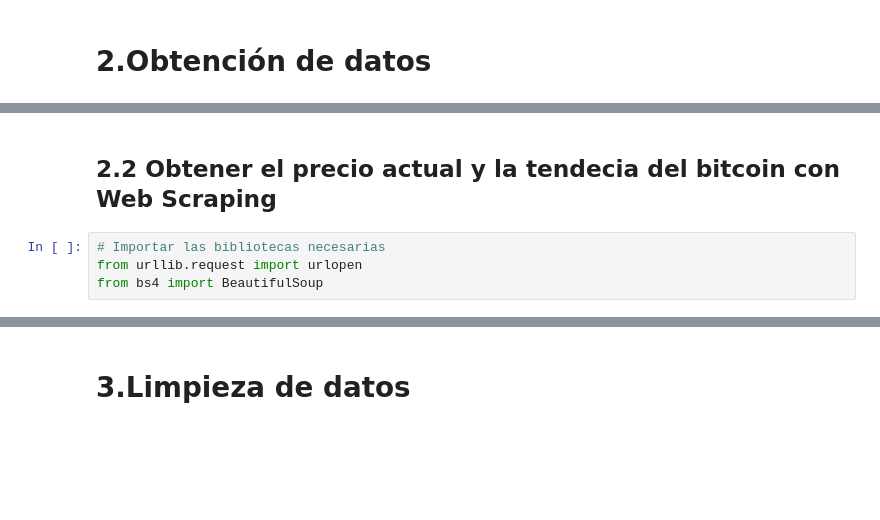
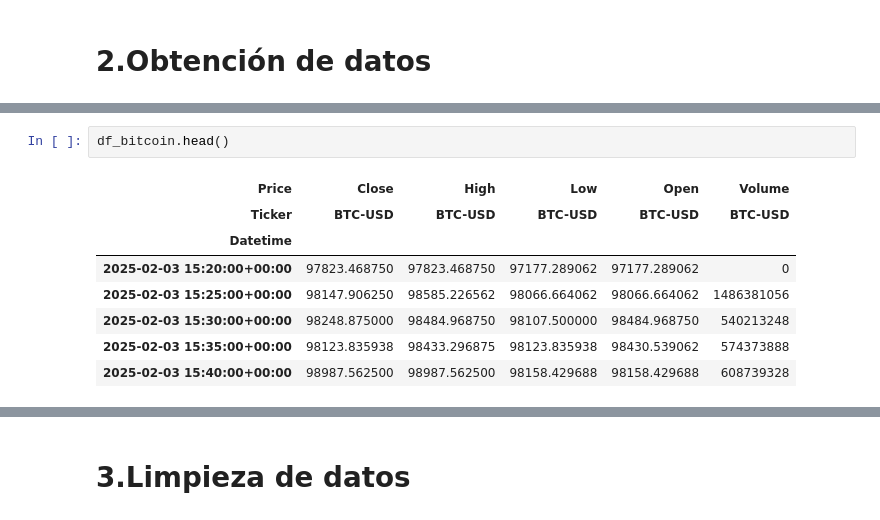
Before and after one commit to JorgeHdzRiv/Desafios_Alura_DS, a Jupyter notebook: RobotTrading/notebooks/Robot_Trading.ipynb, the cells around one changed output, grey strips where cells are left out. Cells and saved outputs as stored; diff of their text form; blank space fills up the shorter version.

Commit message:
Actualizacion BotTrading

```diff
--- a/RobotTrading/notebooks/Robot_Trading.ipynb
+++ b/RobotTrading/notebooks/Robot_Trading.ipynb
@@ -101,6 +125,11 @@ Datetime
-# %% [markdown]
-## 2.2 Obtener el precio actual y la tendecia del bitcoin con Web Scraping
-# %%
-# Importar las bibliotecas necesarias
-from urllib.request import urlopen
-from bs4 import BeautifulSoup
+# %%
+df_bitcoin.head()
+# %% [output]
+| Price | Close | High | Low | Open | Volume |
+| Ticker | BTC-USD | BTC-USD | BTC-USD | BTC-USD | BTC-USD |
+| Datetime |  |  |  |  |  |
+| 2025-02-03 15:20:00+00:00 | 97823.468750 | 97823.468750 | 97177.289062 | 97177.289062 | 0 |
+| 2025-02-03 15:25:00+00:00 | 98147.906250 | 98585.226562 | 98066.664062 | 98066.664062 | 1486381056 |
+| 2025-02-03 15:30:00+00:00 | 98248.875000 | 98484.968750 | 98107.500000 | 98484.968750 | 540213248 |
+| 2025-02-03 15:35:00+00:00 | 98123.835938 | 98433.296875 | 98123.835938 | 98430.539062 | 574373888 |
+| 2025-02-03 15:40:00+00:00 | 98987.562500 | 98987.562500 | 98158.429688 | 98158.429688 | 608739328 |
```
Also changed, not shown: parts of 19 cells of this notebook, 7 other files.
